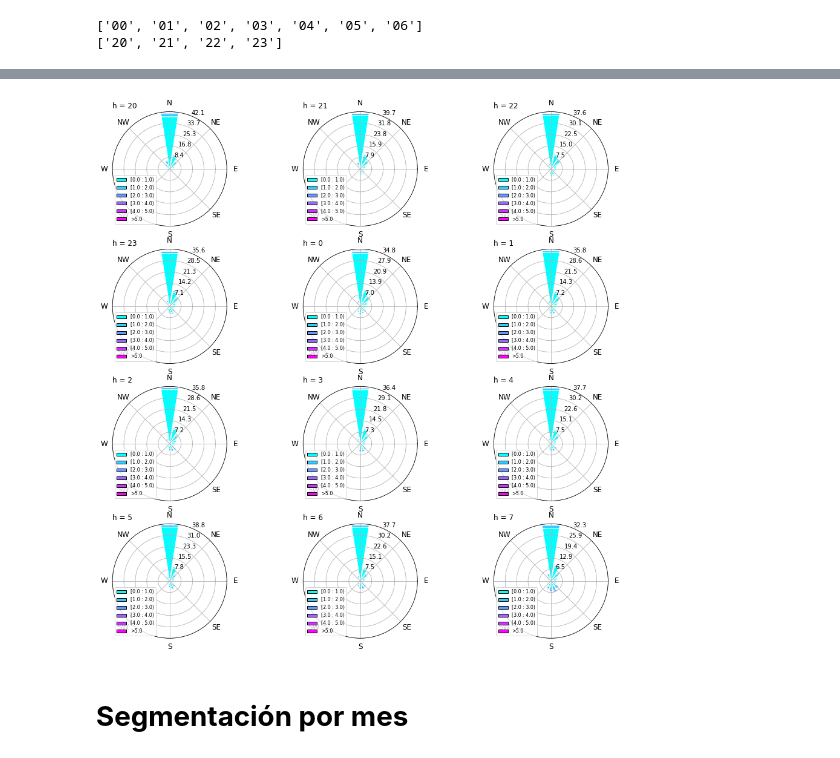
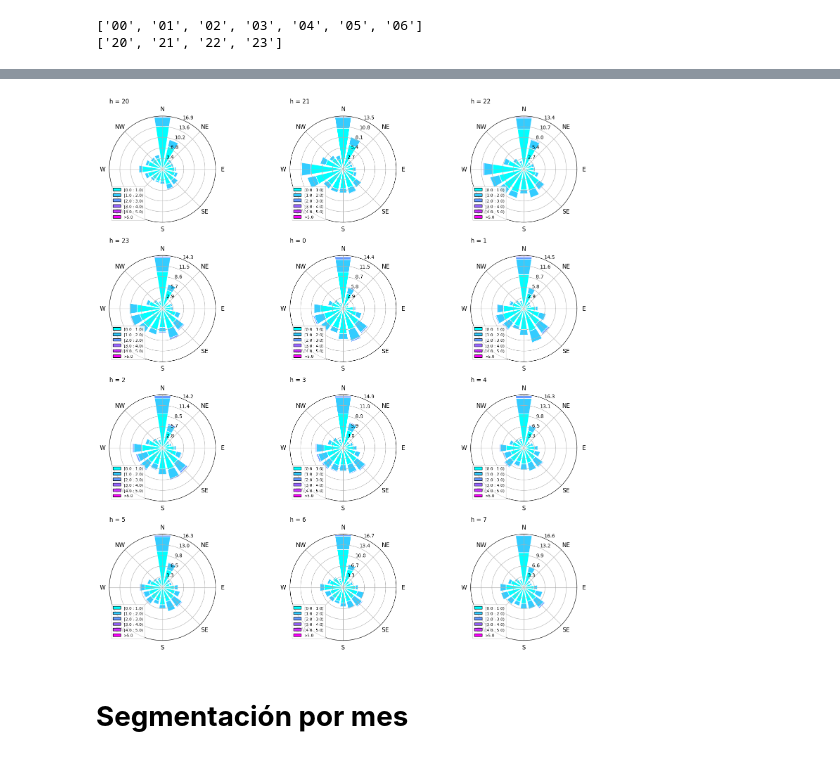
Before and after one commit to chris051091/Tesis_Maestr-a, a Jupyter notebook: windrose/src/Rosa_de_viento.ipynb, the cells around one changed output, grey strips where cells are left out. Drawn from its saved outputs; the diff is of its cells as text; code cells hidden in the pictures.

```diff
--- a/windrose/src/Rosa_de_viento.ipynb
+++ b/windrose/src/Rosa_de_viento.ipynb
@@ -28,7 +33,7 @@ Drive already mounted at /content/drive; to attempt to forcibly remount, call dr
 PATH_DRIVE = 'drive/MyDrive/Seminario-3-master'
 PATH_DADOS = '/preprocess/dados/'
 PATH_FIGURE = '/windrose/figure/'
-NOMBRE_ESTACION = 'palanquero'
+NOMBRE_ESTACION = 'vizcaina'
 FILE_WINDROSE = f'/tratados/{NOMBRE_ESTACION}_tratados_viento.csv'
 
 PATH_FILE = PATH_DRIVE + PATH_DADOS + NOMBRE_ESTACION + FILE_WINDROSE
@@ -106,26 +127,27 @@ list_horas
 # %%
 def plot_windrose_2(df, title, ax):
   ax.bar(df['DIRECVIENTO'], df['VELVIENTO'], normed=True, opening=0.8, bins=np.arange(0.0, 6), edgecolor='white', cmap=cm.cool)
   ax.legend(loc = 3, fontsize= 8)
   ax.set_xticklabels(['E', 'NE', 'N', 'NW',  'W', 'SW', 'S', 'SE'], fontsize= 12)
   ax.set_title(title, loc= "left")
 
 
 fig, axs = plt.subplots(4, 3,figsize=(16,16),  subplot_kw=dict(projection="windrose"))
-horas = list(list_horas[8:12]+list_horas[0:8])
+horas = list(list_horas[19:23]+list_horas[0:8])
 
 
 
 for ax, hora in zip(axs.reshape(12), horas):
   dft = df.loc[df['HORA'] == hora]
   title = f'h = {int(hora)}'
   plot_windrose_2(dft, title, ax)
 
 path_to_save = f'subplot_vientos_20h_7h_{NOMBRE_ESTACION}_horas.png'
 plt.savefig(PATH_SAVE_FIGURE + path_to_save, format='png', bbox_inches = 'tight' )
+plt.tight_layout()
 plt.show()
 # %% [output]
-[figure, old version]
+[figure, new version]
 # %% [markdown]
 # **Segmentación por mes**
 # %%
```
Also changed, not shown: parts of 7 cells of this notebook.
